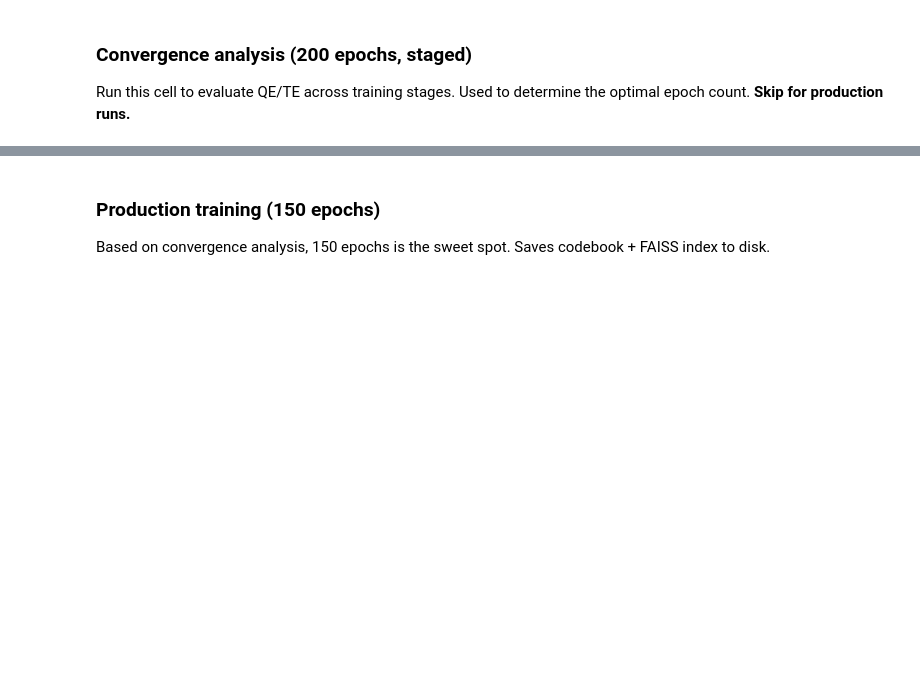
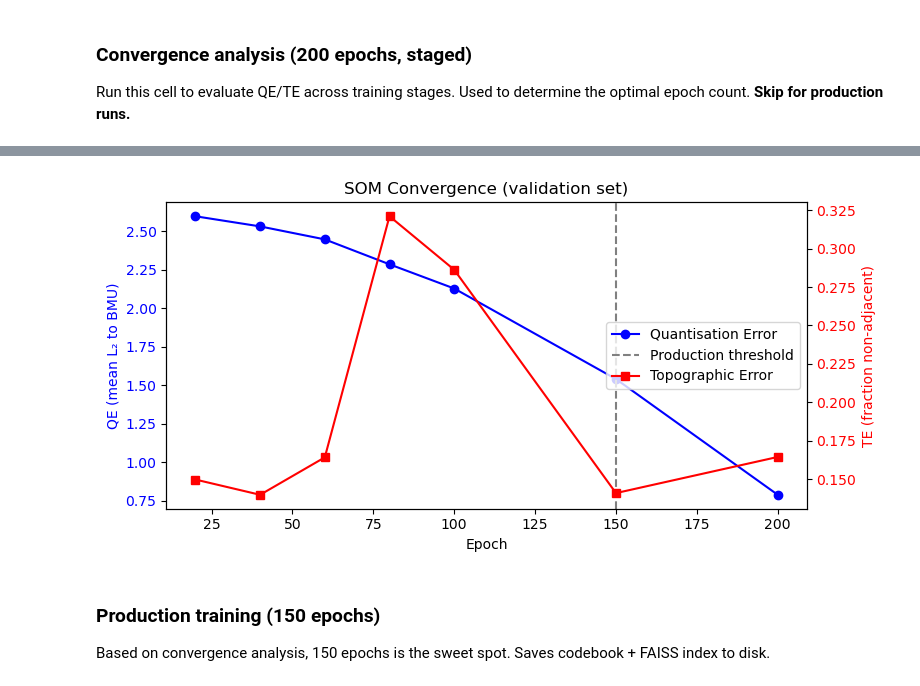
Before and after one commit to Kronmar-Bafu/cas-aml-project, a Jupyter notebook: 10_som_training.ipynb, the cells around one changed output, grey strips where cells are left out. Cells and saved outputs as stored; diff of their text form; code cells hidden in the pictures; blank space fills up the shorter version.

```diff
--- a/10_som_training.ipynb
+++ b/10_som_training.ipynb
@@ -191,3 +211,34 @@ print(f'Plots saved to som_plots/')
+# %%
+import matplotlib.pyplot as plt
+
+epochs = [h[0] for h in history]
+qes = [h[1] for h in history]
+tes = [h[2] for h in history]
+
+fig, ax1 = plt.subplots(figsize=(8, 4))
+
+ax1.plot(epochs, qes, 'b-o', label='Quantisation Error')
+ax1.set_xlabel('Epoch')
+ax1.set_ylabel('QE (mean L₂ to BMU)', color='b')
+ax1.tick_params(axis='y', labelcolor='b')
+ax1.axvline(150, color='gray', linestyle='--', label='Production threshold')
+
+ax2 = ax1.twinx()
+ax2.plot(epochs, tes, 'r-s', label='Topographic Error')
+ax2.set_ylabel('TE (fraction non-adjacent)', color='r')
+ax2.tick_params(axis='y', labelcolor='r')
+
+lines1, labels1 = ax1.get_legend_handles_labels()
+lines2, labels2 = ax2.get_legend_handles_labels()
+ax1.legend(lines1 + lines2, labels1 + labels2, loc='center right')
+
+plt.title('SOM Convergence (validation set)')
+plt.tight_layout()
+fig.savefig('report/figures/som_convergence.pdf',
+            bbox_inches='tight')
+plt.show()
+# %% [output]
+[figure, added]
 # %% [markdown]
 ### Production training (150 epochs)
 
```
Also changed, not shown: parts of 5 cells of this notebook.
